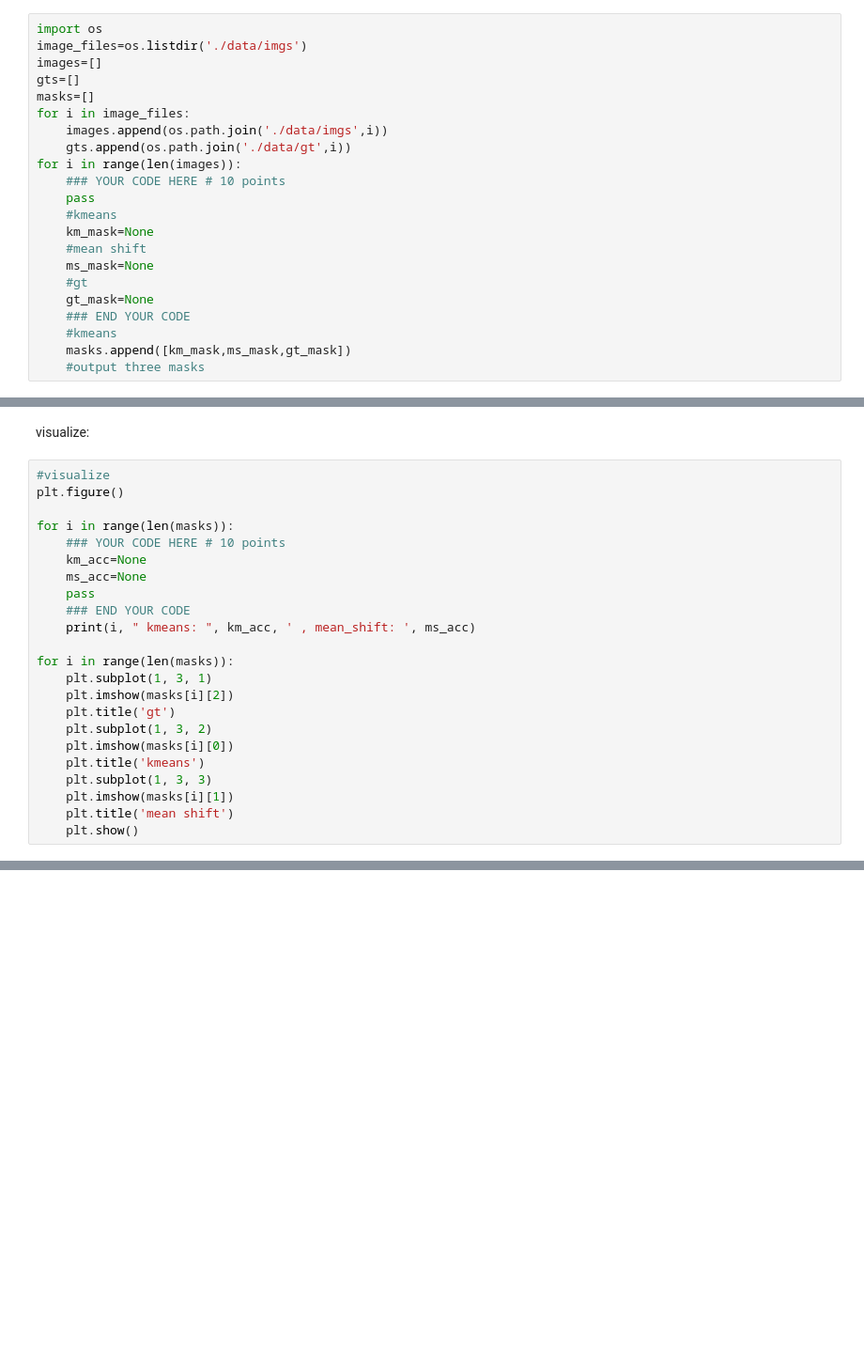
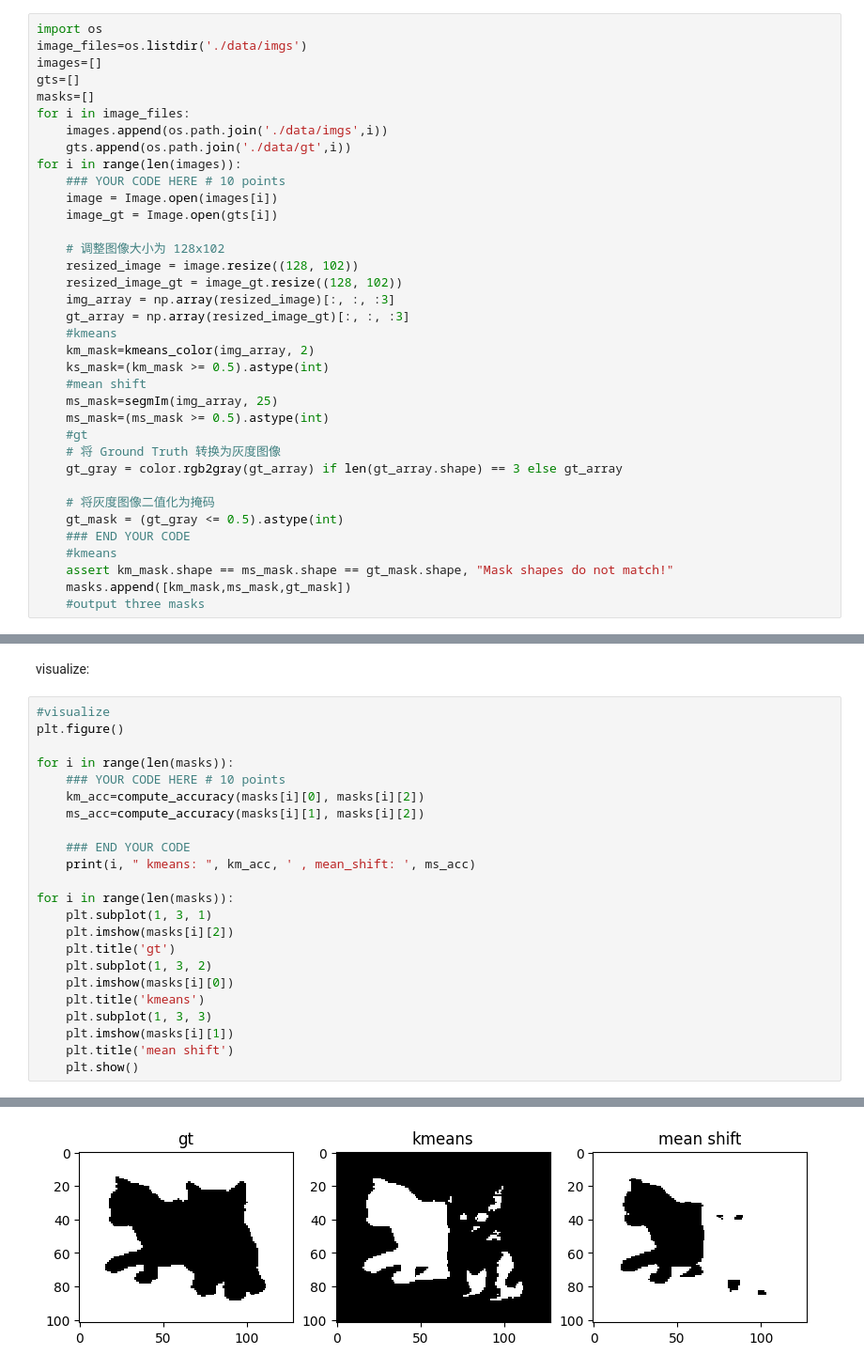
Before and after one commit to J0hNnY1ee/HITSZ-CV-2025, a Jupyter notebook: Homework3/hw3.ipynb, the cells around one changed output, grey strips where cells are left out. Shown at 94% size. Cells and saved outputs as stored; diff of their text form; blank space fills up the shorter version.

```diff
--- a/Homework3/hw3.ipynb
+++ b/Homework3/hw3.ipynb
@@ -313,14 +317,28 @@ for i in image_files:
     gts.append(os.path.join('./data/gt',i))
 for i in range(len(images)):
     ### YOUR CODE HERE # 10 points
-    pass
+    image = Image.open(images[i])
+    image_gt = Image.open(gts[i])
+
+    # 调整图像大小为 128x102
+    resized_image = image.resize((128, 102))
+    resized_image_gt = image_gt.resize((128, 102))
+    img_array = np.array(resized_image)[:, :, :3]
+    gt_array = np.array(resized_image_gt)[:, :, :3]
     #kmeans
-    km_mask=None
+    km_mask=kmeans_color(img_array, 2)
+    ks_mask=(km_mask >= 0.5).astype(int)
     #mean shift
-    ms_mask=None
+    ms_mask=segmIm(img_array, 25)
+    ms_mask=(ms_mask >= 0.5).astype(int)
     #gt
-    gt_mask=None
+    # 将 Ground Truth 转换为灰度图像
+    gt_gray = color.rgb2gray(gt_array) if len(gt_array.shape) == 3 else gt_array
+
+    # 将灰度图像二值化为掩码
+    gt_mask = (gt_gray <= 0.5).astype(int)
     ### END YOUR CODE
     #kmeans
+    assert km_mask.shape == ms_mask.shape == gt_mask.shape, "Mask shapes do not match!"
     masks.append([km_mask,ms_mask,gt_mask])
     #output three masks
@@ -332,9 +356,9 @@ plt.figure()
 
 for i in range(len(masks)):
     ### YOUR CODE HERE # 10 points
-    km_acc=None
-    ms_acc=None
-    pass
+    km_acc=compute_accuracy(masks[i][0], masks[i][2])
+    ms_acc=compute_accuracy(masks[i][1], masks[i][2])
+
     ### END YOUR CODE
     print(i, " kmeans: ", km_acc, ' , mean_shift: ', ms_acc)
 
@@ -349,3 +373,4 @@ for i in range(len(masks)):
     plt.imshow(masks[i][1])
     plt.title('mean shift')
     plt.show()
+# %% [output]
@@ -351,0 +382 @@ for i in range(len(masks)):
+[figure, added]
```
Also changed, not shown: parts of 6 cells of this notebook, 1 other file.
